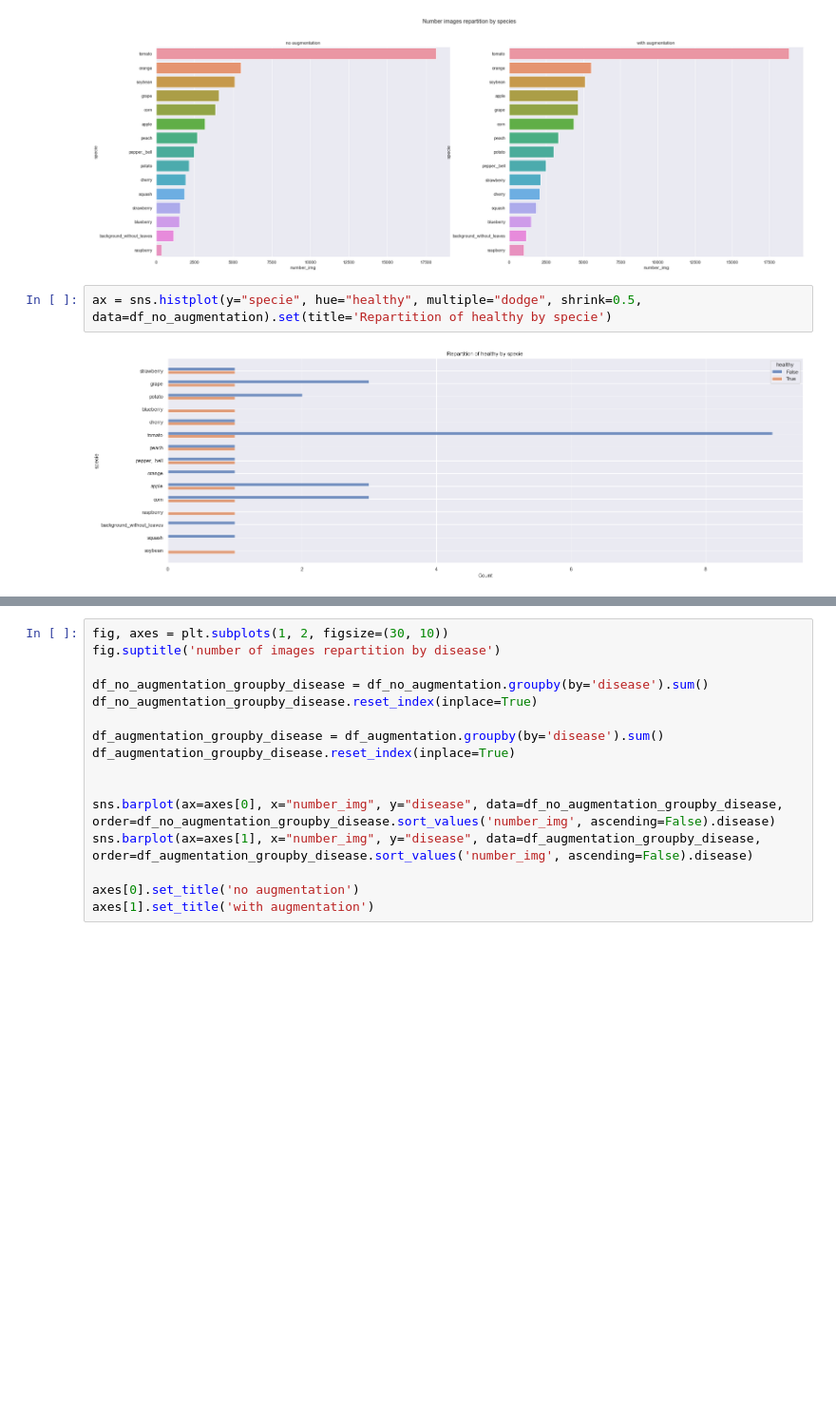
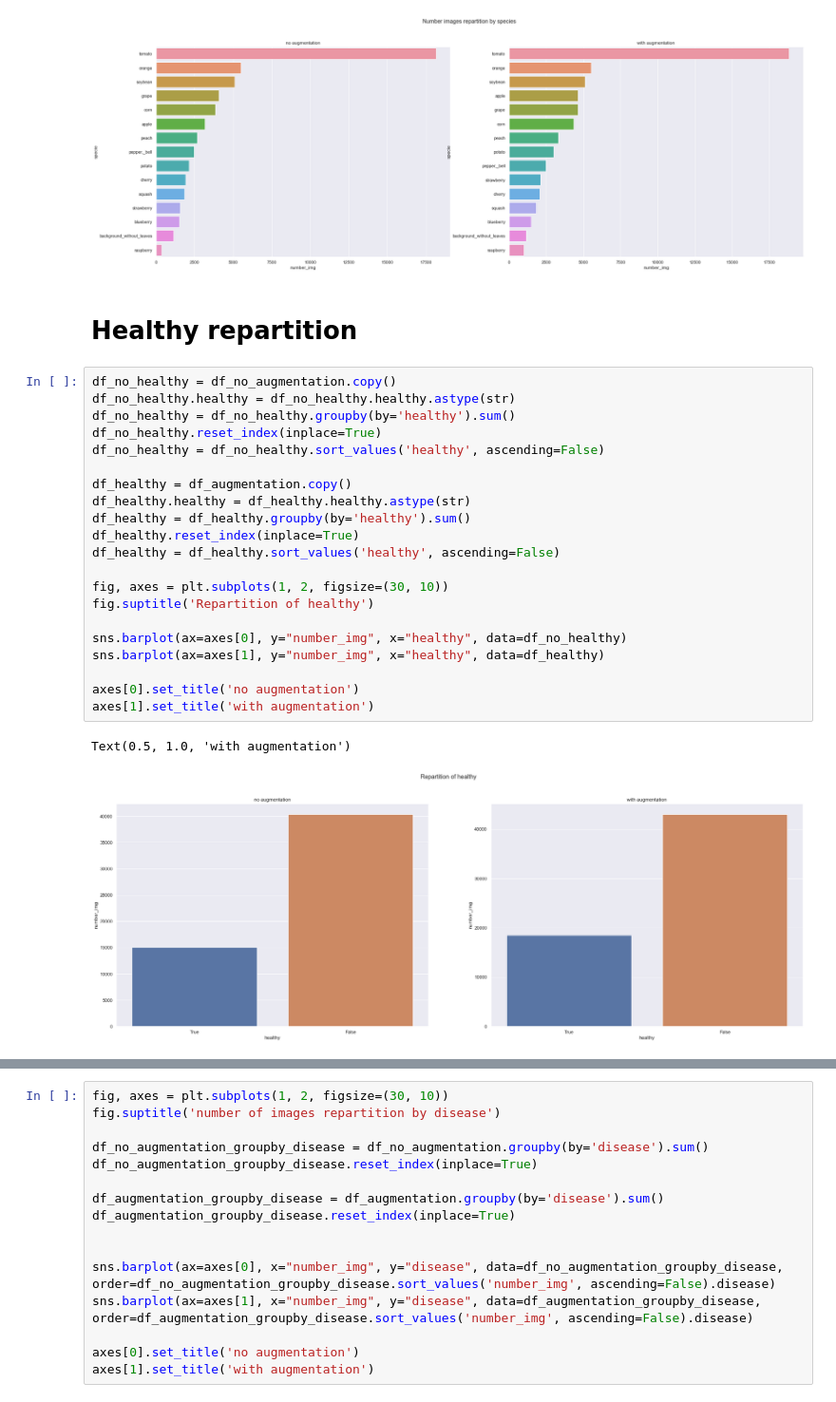
Before and after one commit to owalid/leaf-valley, a Jupyter notebook: data_viz/directory_viz.ipynb, the cells around one changed output, grey strips where cells are left out. Shown: that part at 95% size. Saved outputs shown, nothing was run; the diff lists cells and outputs as text; blank space fills up the shorter version.

```diff
--- a/data_viz/directory_viz.ipynb
+++ b/data_viz/directory_viz.ipynb
@@ -56,7 +67,29 @@ axes[1].set_title('with augmentation')
 # %% [output]
 Text(0.5, 1.0, 'with augmentation')
 [figure]
-# %%
-ax = sns.histplot(y="specie", hue="healthy", multiple="dodge", shrink=0.5, data=df_no_augmentation).set(title='Repartition of healthy by specie')
-# %% [output]
-[figure, removed]
+# %% [markdown]
+# Healthy repartition
+# %%
+df_no_healthy = df_no_augmentation.copy()
+df_no_healthy.healthy = df_no_healthy.healthy.astype(str)
+df_no_healthy = df_no_healthy.groupby(by='healthy').sum()
+df_no_healthy.reset_index(inplace=True)
+df_no_healthy = df_no_healthy.sort_values('healthy', ascending=False)
+
+df_healthy = df_augmentation.copy()
+df_healthy.healthy = df_healthy.healthy.astype(str)
+df_healthy = df_healthy.groupby(by='healthy').sum()
+df_healthy.reset_index(inplace=True)
+df_healthy = df_healthy.sort_values('healthy', ascending=False)
+
+fig, axes = plt.subplots(1, 2, figsize=(30, 10))
+fig.suptitle('Repartition of healthy')
+
+sns.barplot(ax=axes[0], y="number_img", x="healthy", data=df_no_healthy)
+sns.barplot(ax=axes[1], y="number_img", x="healthy", data=df_healthy)
+
+axes[0].set_title('no augmentation')
+axes[1].set_title('with augmentation')
+# %% [output]
+Text(0.5, 1.0, 'with augmentation')
+[figure, added]
```
Also changed, not shown: parts of 8 cells of this notebook.
